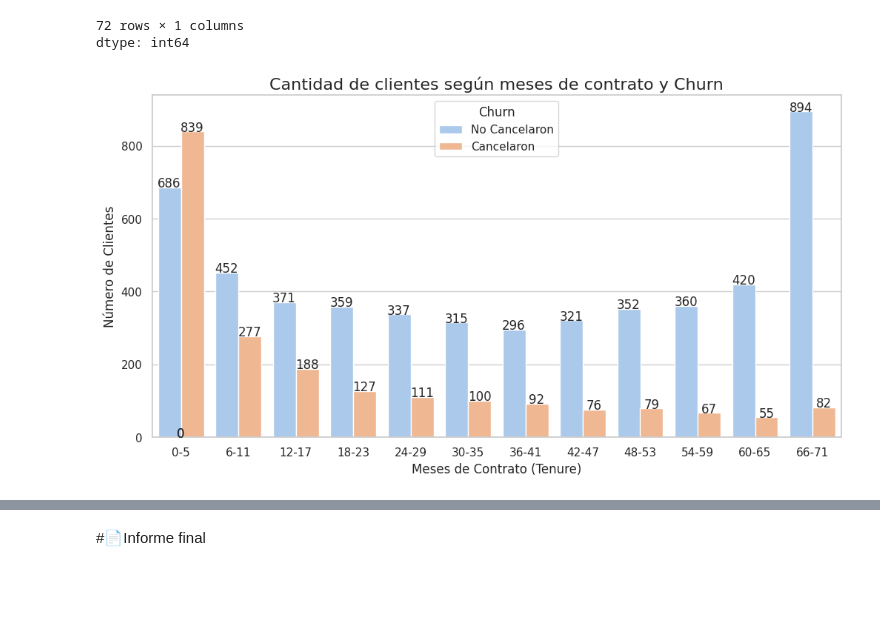
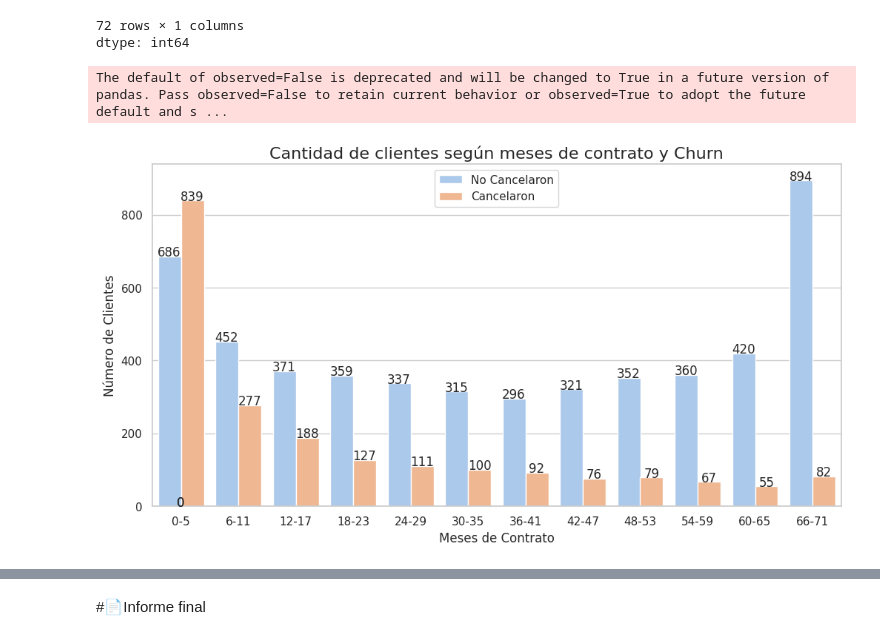
Before and after one commit to Yovan05/TelecomX_LATAM, a Jupyter notebook: TelecomX_LATAM.ipynb, the cells around one changed output, grey strips where cells are left out. Drawn from its saved outputs; the diff is of its cells as text; code cells hidden in the pictures; blank space fills up the shorter version.

```diff
--- a/TelecomX_LATAM.ipynb
+++ b/TelecomX_LATAM.ipynb
@@ -458,11 +458,11 @@ plt.show()
 # %%
 sns.set_theme(style="whitegrid")
 
-# Renombrar categorías para el gráfico
-clientes_normalizados["EdadCategoria"] = clientes_normalizados["customer.SeniorCitizen"].map({True: ">=65", False: "<65"})
+# Contar clientes por SeniorCitizen y Churn
+conteo = clientes_normalizados.groupby(["customer.SeniorCitizen", "Churn"]).size().reset_index(name="Cantidad")
 
-# Contar clientes por categoría de edad y Churn
-conteo = clientes_normalizados.groupby(["EdadCategoria", "Churn"]).size().reset_index(name="Cantidad")
+# Reemplazar etiquetas True/False en el gráfico
+conteo["EdadCategoria"] = conteo["customer.SeniorCitizen"].map({True: ">=65", False: "<65"})
 
 # Crear gráfica de barras horizontales
 plt.figure(figsize=(8,6))
@@ -485,9 +485,9 @@ ax.legend(handles=handles, labels=["No Cancelaron", "Cancelaron"])
 # Agregar números encima de cada barra
 for p in ax.patches:
     width = p.get_width()
-    ax.text(width + 0.5,          # posición X (al lado de la barra)
-            p.get_y() + p.get_height()/2,  # posición Y (centro de la barra)
-            int(width),          # texto = valor entero
+    ax.text(width + 0.5,
+            p.get_y() + p.get_height()/2,
+            int(width),
             va='center')
 
 plt.show()
@@ -654,38 +654,42 @@ sns.set_theme(style="whitegrid")
 bins = list(range(0, 73, 6))  # 0,6,12,...72
 labels = [f"{b}-{b+5}" for b in bins[:-1]]  # etiquetas: "0-5", "6-11", etc.
 
-# Crear columna de rango de tenure
-clientes_normalizados["TenureGrupo"] = pd.cut(clientes_normalizados["customer.tenure"], bins=bins, labels=labels, right=True, include_lowest=True)
-
-# Contar clientes por grupo de tenure y Churn
-conteo = clientes_normalizados.groupby(["TenureGrupo", "Churn"]).size().reset_index(name="Cantidad")
+# Crear conteo
+conteo = (
+    clientes_normalizados
+    .assign(TenureGrupo=pd.cut(clientes_normalizados["customer.tenure"], bins=bins, labels=labels, right=True, include_lowest=True))
+    .groupby(["TenureGrupo", "Churn"])
+    .size()
+    .reset_index(name="Cantidad")
+)
 
 # Definir colores pastel fijos
 colores = {True: sns.color_palette("pastel")[1], False: sns.color_palette("pastel")[0]}
 
 # Crear gráfica de barras verticales
 plt.figure(figsize=(12,6))
 ax = sns.barplot(
     data=conteo,
     x="TenureGrupo",
     y="Cantidad",
     hue="Churn",
     palette=colores
 )
 
 plt.title("Cantidad de clientes según meses de contrato y Churn", fontsize=16)
-plt.xlabel("Meses de Contrato (Tenure)")
+plt.xlabel("Meses de Contrato")
 plt.ylabel("Número de Clientes")
 
 # Personalizar leyenda
 handles, labels = ax.get_legend_handles_labels()
-ax.legend(handles=handles, labels=["No Cancelaron", "Cancelaron"], title="Churn")
+ax.legend(handles=handles, labels=["No Cancelaron", "Cancelaron"])
 
 # Agregar valores encima de cada barra
 for p in ax.patches:
     height = p.get_height()
     ax.text(p.get_x() + p.get_width()/2, height + 0.5, int(height), ha='center')
 
 plt.show()
 # %% [output]
+The default of observed=False is deprecated and will be changed to True in a future version of pandas. Pass observed=False to retain current behavior or observed=True to adopt the future default and s ...
-[figure, old version]
+[figure, new version]
```
Also changed, not shown: parts of 100 cells of this notebook.
